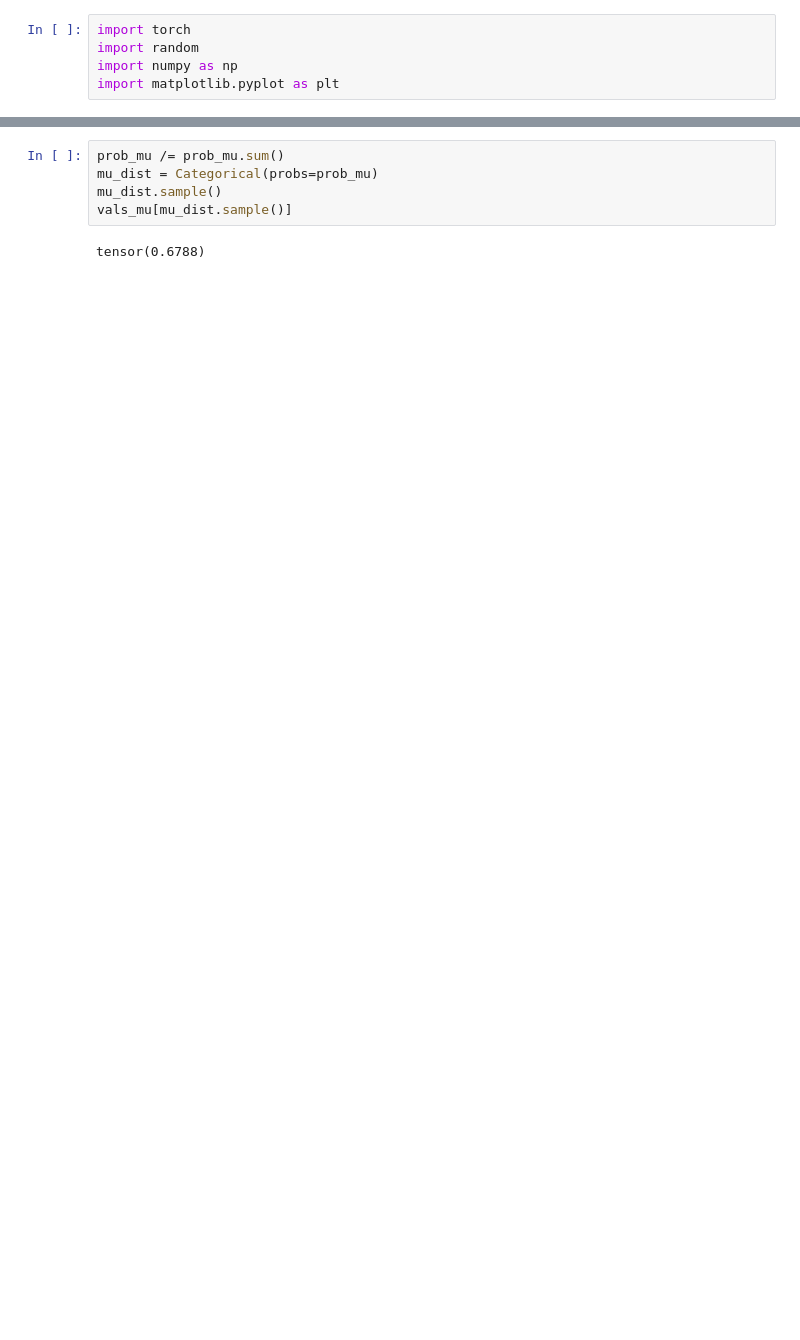
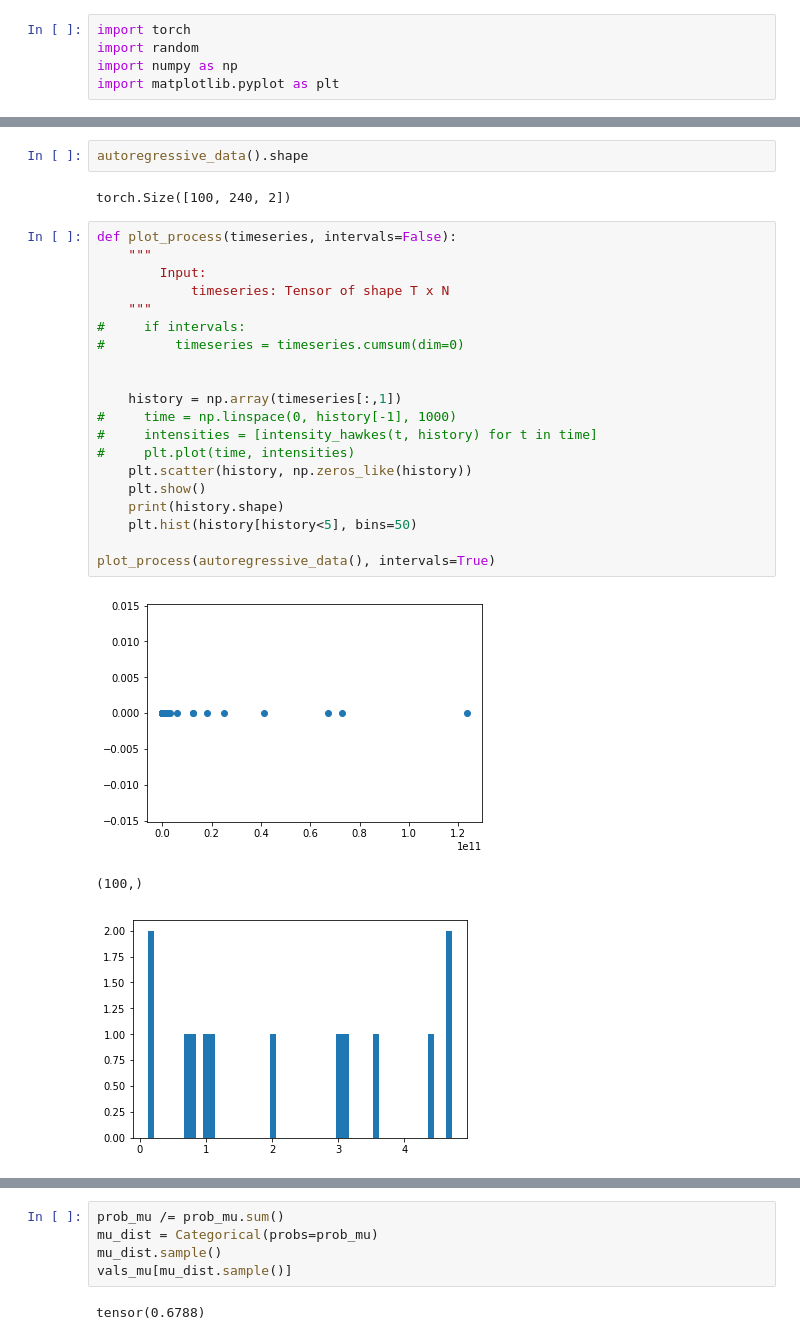
Before and after one commit to shaabhishek/hierarchical-pp-new, a Jupyter notebook: src/Synthetic Data.ipynb, the cells around one changed output, grey strips where cells are left out. Cells and saved outputs as stored; diff of their text form; blank space fills up the shorter version.

Commit message:
added autoregressive time series generation

```diff
--- a/src/Synthetic Data.ipynb
+++ b/src/Synthetic Data.ipynb
@@ -8,3 +67,31 @@ from torch.distributions import Categorical
+# %%
+autoregressive_data().shape
+# %% [output]
+torch.Size([100, 240, 2])
+# %%
+def plot_process(timeseries, intervals=False):
+    """
+        Input:
+            timeseries: Tensor of shape T x N
+    """
+#     if intervals:
+#         timeseries = timeseries.cumsum(dim=0)
+
+
+    history = np.array(timeseries[:,1])
+#     time = np.linspace(0, history[-1], 1000)
+#     intensities = [intensity_hawkes(t, history) for t in time]
+#     plt.plot(time, intensities)
+    plt.scatter(history, np.zeros_like(history))
+    plt.show()
+    print(history.shape)
+    plt.hist(history[history<5], bins=50)
+
+plot_process(autoregressive_data(), intervals=True)
+# %% [output]
+[figure, added]
+(100,)
+[figure, added]
 # %%
 num_clusters = 3
 vals_mu = torch.rand(num_clusters)
```
Also changed, not shown: parts of 13 cells of this notebook, 1 other file.
